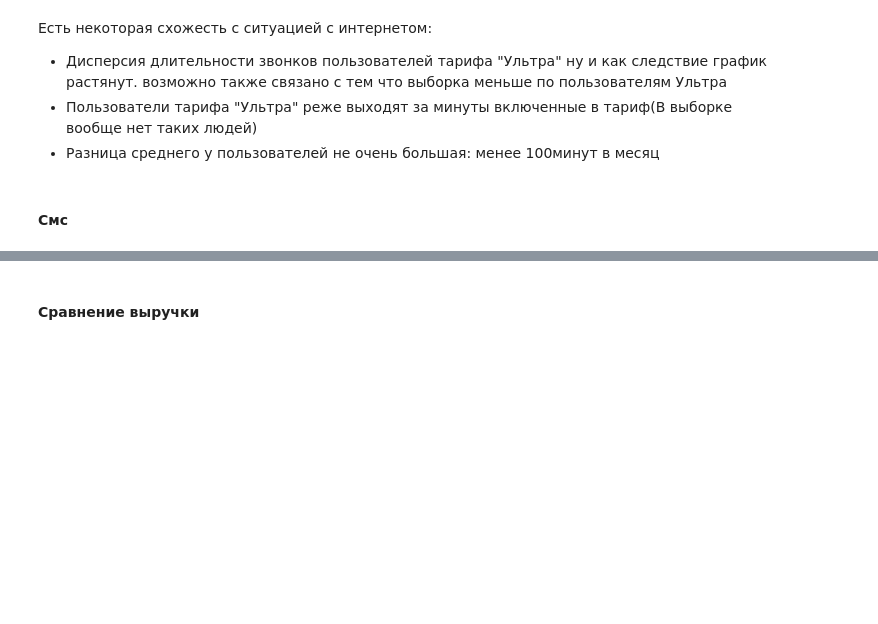
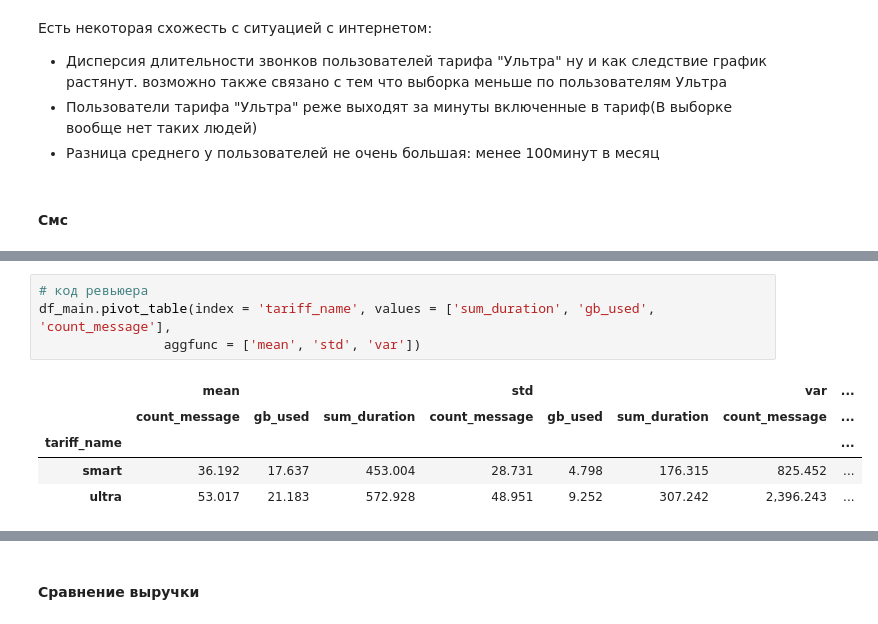
Before and after one commit to mangustik228/project_ds_5, a Jupyter notebook: project_5.ipynb, the cells around one changed output, grey strips where cells are left out. Saved outputs shown, nothing was run; the diff lists cells and outputs as text; blank space fills up the shorter version.

```diff
--- a/project_5.ipynb
+++ b/project_5.ipynb
@@ -494,3 +770,13 @@ Name: count_message, dtype: float64
+# %%
+# код ревьюера
+df_main.pivot_table(index = 'tariff_name', values = ['sum_duration', 'gb_used', 'count_message'],
+                aggfunc = ['mean', 'std', 'var'])
+# %% [output]
+|  | mean |  |  | std |  |  | var | ... |
+|  | count_message | gb_used | sum_duration | count_message | gb_used | sum_duration | count_message | ... |
+| tariff_name |  |  |  |  |  |  |  | ... |
+| smart | 36.192 | 17.637 | 453.004 | 28.731 | 4.798 | 176.315 | 825.452 | ... |
+| ultra | 53.017 | 21.183 | 572.928 | 48.951 | 9.252 | 307.242 | 2,396.243 | ... |
 # %%
 df_main.columns
 # %% [output]
```
Also changed, not shown: parts of 62 cells of this notebook.
